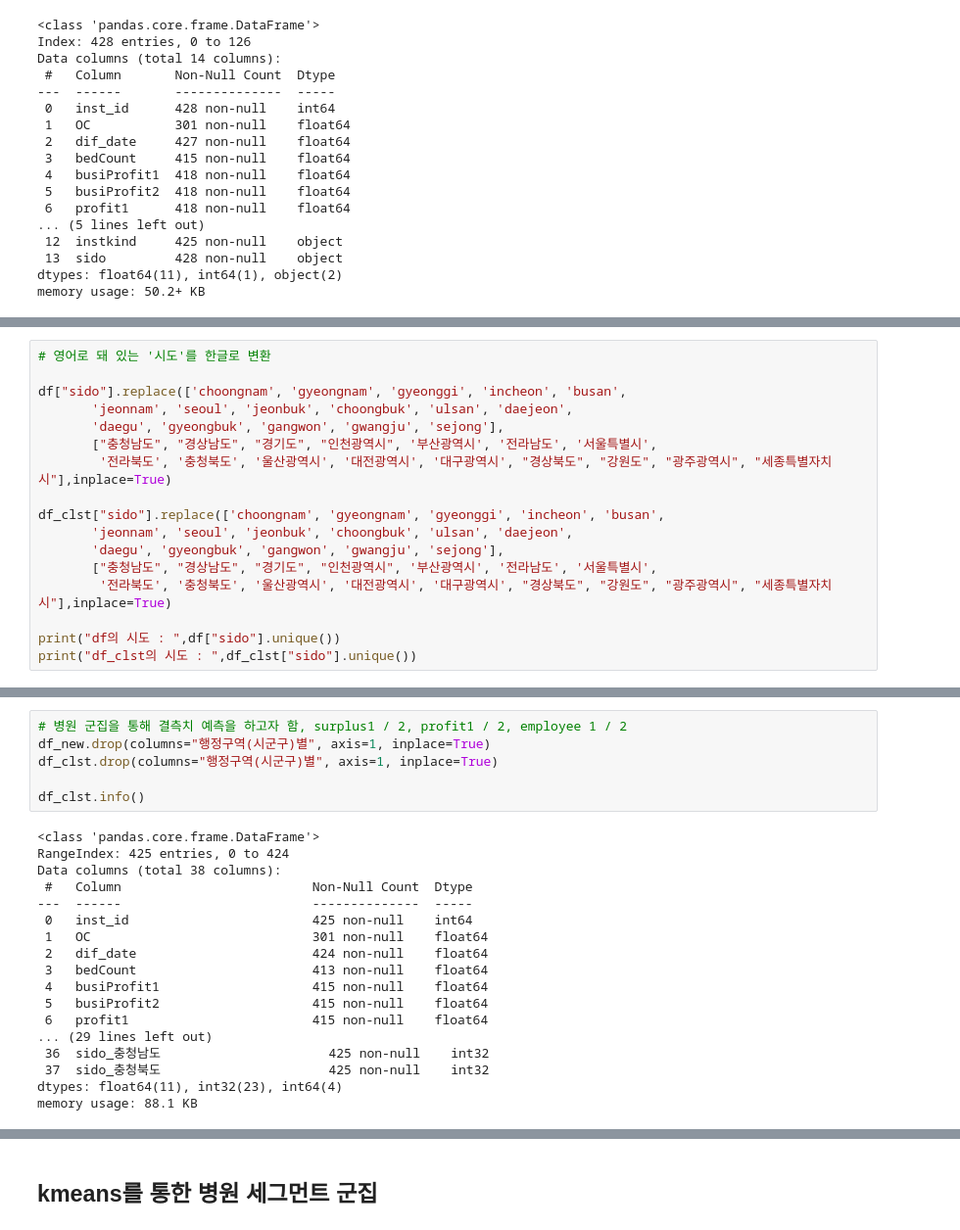
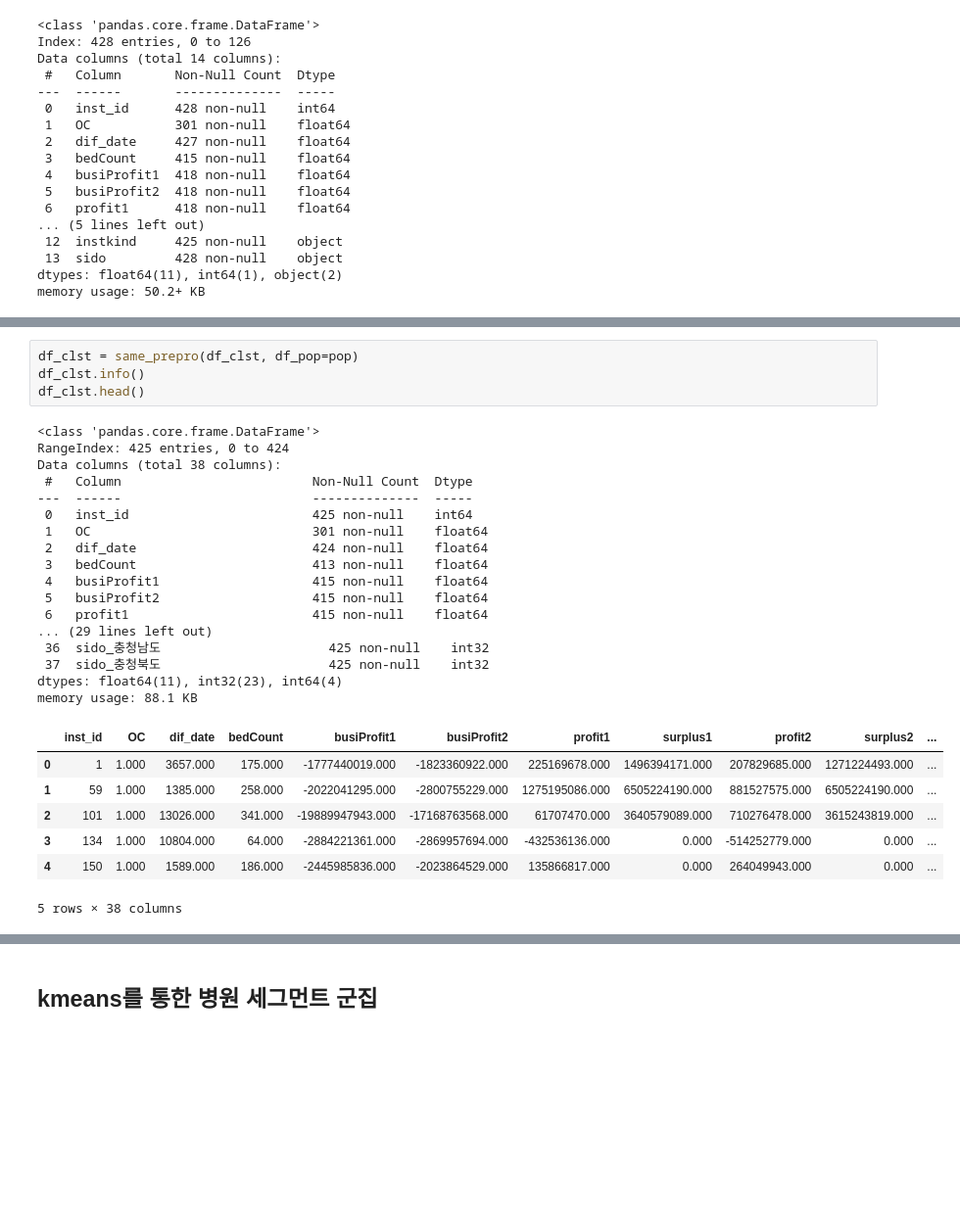
Before and after one commit to nyeokinyeoki/Gym_zalabim, a Jupyter notebook: ipynb/hospital.ipynb, the cells around one changed output, grey strips where cells are left out. Shown at 98% size. Drawn from its saved outputs; the diff is of its cells as text; blank space fills up the shorter version.

```diff
--- a/ipynb/hospital.ipynb
+++ b/ipynb/hospital.ipynb
@@ -353,17 +501,0 @@ df_clst = pd.get_dummies(df_clst, columns=["instkind"], prefix=["instkind"], pre
-# %%
-# 영어로 돼 있는 '시도'를 한글로 변환
-
-df["sido"].replace(['choongnam', 'gyeongnam', 'gyeonggi', 'incheon', 'busan',
-       'jeonnam', 'seoul', 'jeonbuk', 'choongbuk', 'ulsan', 'daejeon',
-       'daegu', 'gyeongbuk', 'gangwon', 'gwangju', 'sejong'],
-       ["충청남도", "경상남도", "경기도", "인천광역시", '부산광역시', '전라남도', '서울특별시',
-        '전라북도', '충청북도', '울산광역시', '대전광역시', '대구광역시', "경상북도", "강원도", "광주광역시", "세종특별자치시"],inplace=True)
-
-df_clst["sido"].replace(['choongnam', 'gyeongnam', 'gyeonggi', 'incheon', 'busan',
-       'jeonnam', 'seoul', 'jeonbuk', 'choongbuk', 'ulsan', 'daejeon',
-       'daegu', 'gyeongbuk', 'gangwon', 'gwangju', 'sejong'],
-       ["충청남도", "경상남도", "경기도", "인천광역시", '부산광역시', '전라남도', '서울특별시',
-        '전라북도', '충청북도', '울산광역시', '대전광역시', '대구광역시', "경상북도", "강원도", "광주광역시", "세종특별자치시"],inplace=True)
-
-print("df의 시도 : ",df["sido"].unique())
-print("df_clst의 시도 : ",df_clst["sido"].unique())
@@ -449,27 +502,32 @@ memory usage: 244.2+ KB
-# %%
-# 병원 군집을 통해 결측치 예측을 하고자 함, surplus1 / 2, profit1 / 2, employee 1 / 2
-df_new.drop(columns="행정구역(시군구)별", axis=1, inplace=True)
-df_clst.drop(columns="행정구역(시군구)별", axis=1, inplace=True)
-
-df_clst.info()
-# %% [output]
-<class 'pandas.core.frame.DataFrame'>
-RangeIndex: 425 entries, 0 to 424
-Data columns (total 38 columns):
- #   Column                         Non-Null Count  Dtype
----  ------                         --------------  -----
- 0   inst_id                        425 non-null    int64
- 1   OC                             301 non-null    float64
- 2   dif_date                       424 non-null    float64
- 3   bedCount                       413 non-null    float64
- 4   busiProfit1                    415 non-null    float64
- 5   busiProfit2                    415 non-null    float64
- 6   profit1                        415 non-null    float64
-... (29 lines left out)
- 36  sido_충청남도                      425 non-null    int32
- 37  sido_충청북도                      425 non-null    int32
-dtypes: float64(11), int32(23), int64(4)
-memory usage: 88.1 KB
+# %%
+df_clst = same_prepro(df_clst, df_pop=pop)
+df_clst.info()
+df_clst.head()
+# %% [output]
+<class 'pandas.core.frame.DataFrame'>
+RangeIndex: 425 entries, 0 to 424
+Data columns (total 38 columns):
+ #   Column                         Non-Null Count  Dtype
+---  ------                         --------------  -----
+ 0   inst_id                        425 non-null    int64
+ 1   OC                             301 non-null    float64
+ 2   dif_date                       424 non-null    float64
+ 3   bedCount                       413 non-null    float64
+ 4   busiProfit1                    415 non-null    float64
+ 5   busiProfit2                    415 non-null    float64
+ 6   profit1                        415 non-null    float64
+... (29 lines left out)
+ 36  sido_충청남도                      425 non-null    int32
+ 37  sido_충청북도                      425 non-null    int32
+dtypes: float64(11), int32(23), int64(4)
+memory usage: 88.1 KB
+|  | inst_id | OC | dif_date | bedCount | busiProfit1 | busiProfit2 | profit1 | surplus1 | profit2 | surplus2 | ... |
+| 0 | 1 | 1.000 | 3657.000 | 175.000 | -1777440019.000 | -1823360922.000 | 225169678.000 | 1496394171.000 | 207829685.000 | 1271224493.000 | ... |
+| 1 | 59 | 1.000 | 1385.000 | 258.000 | -2022041295.000 | -2800755229.000 | 1275195086.000 | 6505224190.000 | 881527575.000 | 6505224190.000 | ... |
+| 2 | 101 | 1.000 | 13026.000 | 341.000 | -19889947943.000 | -17168763568.000 | 61707470.000 | 3640579089.000 | 710276478.000 | 3615243819.000 | ... |
+| 3 | 134 | 1.000 | 10804.000 | 64.000 | -2884221361.000 | -2869957694.000 | -432536136.000 | 0.000 | -514252779.000 | 0.000 | ... |
+| 4 | 150 | 1.000 | 1589.000 | 186.000 | -2445985836.000 | -2023864529.000 | 135866817.000 | 0.000 | 264049943.000 | 0.000 | ... |
+5 rows × 38 columns
 # %%
 # NaN 값이 없는 컬럼만 남기고, 지역 데이터 없애기
 df_kmeans = df_clst.dropna(axis=1, how="any")
```
Also changed, not shown: parts of 55 cells of this notebook.
